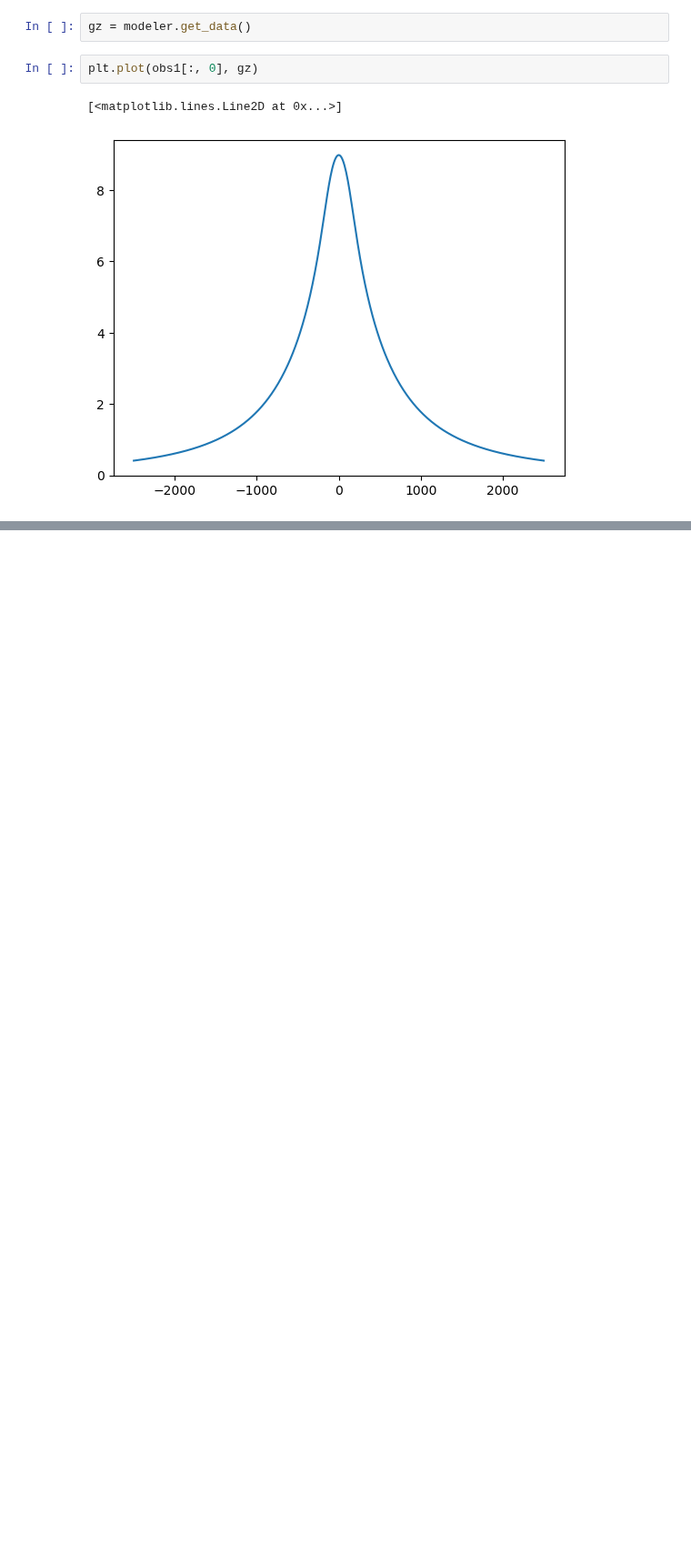
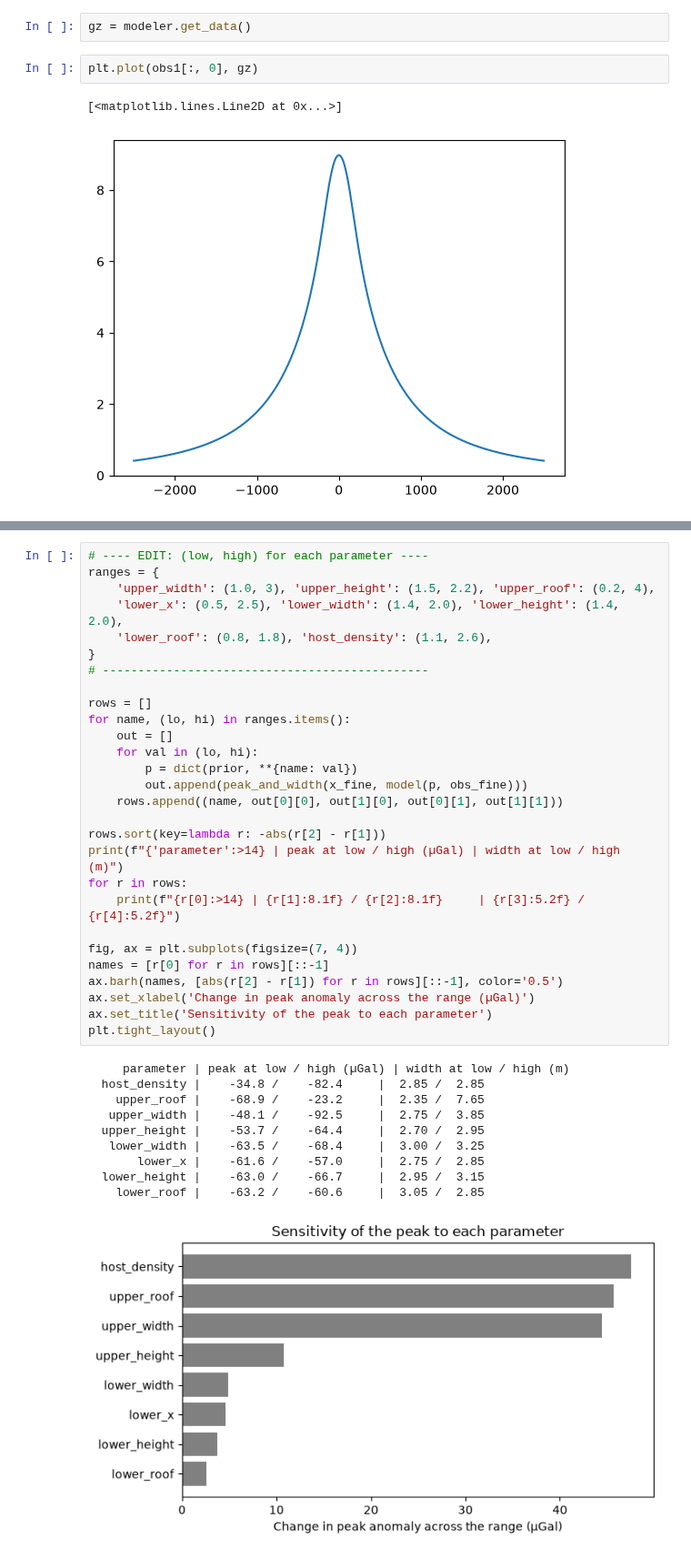
Before and after one commit to rozbking/GPGN318, a Jupyter notebook: Labs/gravity/05-Gravity-Modeling.ipynb, the cells around one changed output, grey strips where cells are left out. Shown at 91% size. Saved outputs shown, nothing was run; the diff lists cells and outputs as text; blank space fills up the shorter version.

```diff
--- a/Labs/gravity/05-Gravity-Modeling.ipynb
+++ b/Labs/gravity/05-Gravity-Modeling.ipynb
@@ -259,0 +297,39 @@ You should all be comfortable with working in markdown for submitting responses
+# %%
+# ---- EDIT: (low, high) for each parameter ----
+ranges = {
+    'upper_width': (1.0, 3), 'upper_height': (1.5, 2.2), 'upper_roof': (0.2, 4),
+    'lower_x': (0.5, 2.5), 'lower_width': (1.4, 2.0), 'lower_height': (1.4, 2.0),
+    'lower_roof': (0.8, 1.8), 'host_density': (1.1, 2.6),
+}
+# ----------------------------------------------
+
+rows = []
+for name, (lo, hi) in ranges.items():
+    out = []
+    for val in (lo, hi):
+        p = dict(prior, **{name: val})
+        out.append(peak_and_width(x_fine, model(p, obs_fine)))
+    rows.append((name, out[0][0], out[1][0], out[0][1], out[1][1]))
+
+rows.sort(key=lambda r: -abs(r[2] - r[1]))
+print(f"{'parameter':>14} | peak at low / high (µGal) | width at low / high (m)")
+for r in rows:
+    print(f"{r[0]:>14} | {r[1]:8.1f} / {r[2]:8.1f}     | {r[3]:5.2f} / {r[4]:5.2f}")
+
+fig, ax = plt.subplots(figsize=(7, 4))
+names = [r[0] for r in rows][::-1]
+ax.barh(names, [abs(r[2] - r[1]) for r in rows][::-1], color='0.5')
+ax.set_xlabel('Change in peak anomaly across the range (µGal)')
+ax.set_title('Sensitivity of the peak to each parameter')
+plt.tight_layout()
+# %% [output]
+     parameter | peak at low / high (µGal) | width at low / high (m)
+  host_density |    -34.8 /    -82.4     |  2.85 /  2.85
+    upper_roof |    -68.9 /    -23.2     |  2.35 /  7.65
+   upper_width |    -48.1 /    -92.5     |  2.75 /  3.85
+  upper_height |    -53.7 /    -64.4     |  2.70 /  2.95
+   lower_width |    -63.5 /    -68.4     |  3.00 /  3.25
+       lower_x |    -61.6 /    -57.0     |  2.75 /  2.85
+  lower_height |    -63.0 /    -66.7     |  2.95 /  3.15
+    lower_roof |    -63.2 /    -60.6     |  3.05 /  2.85
+[figure, added]
```
Also changed, not shown: parts of 65 cells of this notebook.
